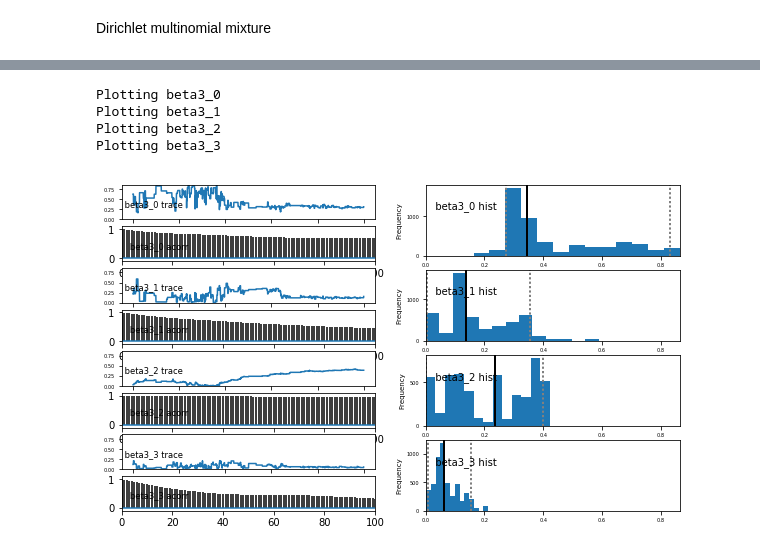
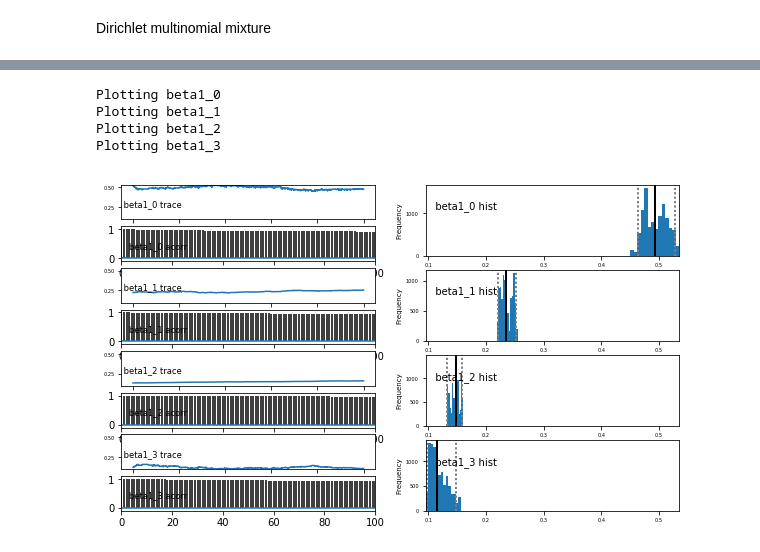
Before and after one commit to thanosbnt/pymc_notebooks, a Jupyter notebook: dirichlet_multinomial.ipynb, the cells around one changed output, grey strips where cells are left out. Cells and saved outputs as stored; diff of their text form; code cells hidden in the pictures.

```diff
--- a/dirichlet_multinomial.ipynb
+++ b/dirichlet_multinomial.ipynb
@@ -69,8 +102,8 @@ places = len(data)
 # for i in range(places):
 #     data[i,np.random.randint(5)] = 10
 
-l_alpha =  np.ones(5)
-l_beta = [10,1,1,1,1]# np.ones(5)
+l_alpha =  [4,2,2,2,3]#np.ones(5)
+l_beta = [35,1,1,1,1]# np.ones(5)
 
 alpha = pm.Dirichlet('alpha', l_alpha)
 
@@ -82,11 +115,8 @@ beta = pm.Container([pm.Dirichlet('beta0', l_beta),
 
 
 z = np.empty(len(data), dtype=object)
-z_0 = pm.Multinomial('z_0',np.sum(data[0]), p=alpha)
-
+z_0 = pm.Multinomial('z_0',20, p=alpha, value=[12,2,2,2,2])
 z[0] = z_0
-for d in range(1, places):
-    z[d] = pm.Multinomial('z_%d'%d,np.sum(data[d]), p=alpha)
 
 def states_logp(value, num, z, beta):
     logp =   pm.multinomial_like(value, np.sum(value), p=np.append(beta[np.argmax(z[num])], 1-beta[np.argmax(z[num])].sum() ))
@@ -101,6 +131,7 @@ w_0 = pm.Stochastic(logp=states_logp,
                             observed=True)
 w[0] = w_0
 for d in range(1, places):
+    z[d] = pm.Multinomial('z_%d'%d, 20, p=alpha, value=[12,2,2,2,2])
     w[d] = pm.Stochastic(logp=states_logp,
                                 doc='Observed data',
                                 name='w_%d'%d,
@@ -109,11 +140,12 @@ for d in range(1, places):
                                 observed=True)
 
 model = pm.Model([alpha, beta, z, w])
-
+# graph = pm.graph.graph(model)
+# graph.write_png("C://Users//user//Downloads//graph.png")
 
 mcmc = pm.MCMC(model)
-# for i in range(places):
-#     mcmc.use_step_method(pm.DiscreteMetropolis,z[i],proposal_distribution='prior',proposal_sd=0.5, scale=0.5)
+for i in range(5):
+    mcmc.use_step_method(pm.Metropolis,beta[i],proposal_distribution='Normal', scale = 1.5 )
 
-mcmc.sample(5000)
+mcmc.sample(15000, burn=5000)
 # %% [output]
@@ -153,8 +172,8 @@ Plotting beta4_3
 # %%
-pm.Matplot.plot(beta[np.argmax(z[5].trace().mean(axis=0))])
+pm.Matplot.plot(beta[1])
 # %% [output]
-Plotting beta3_0
-Plotting beta3_1
-Plotting beta3_2
-Plotting beta3_3
+Plotting beta1_0
+Plotting beta1_1
+Plotting beta1_2
+Plotting beta1_3
-[figure, old version]
+[figure, new version]
```
Also changed, not shown: parts of 9 cells of this notebook.
